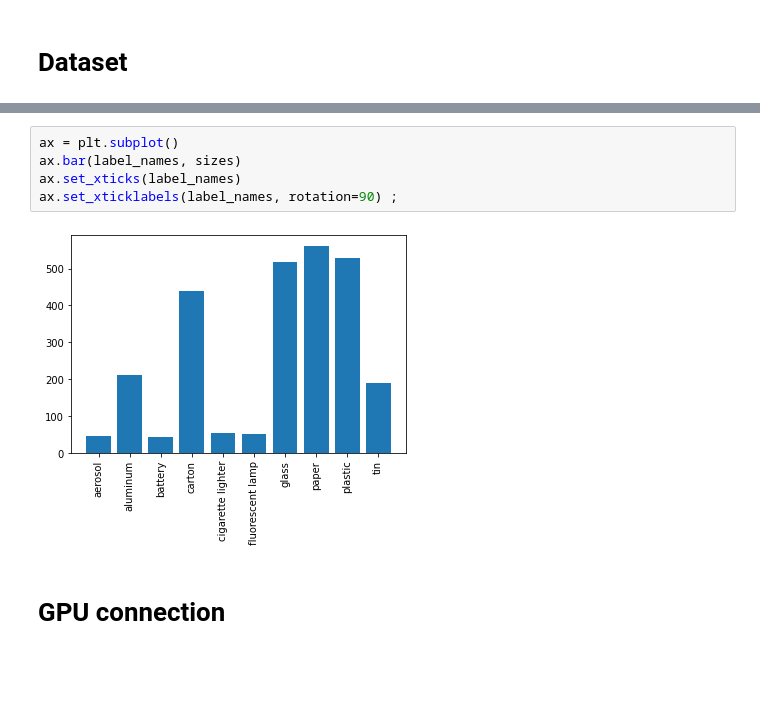
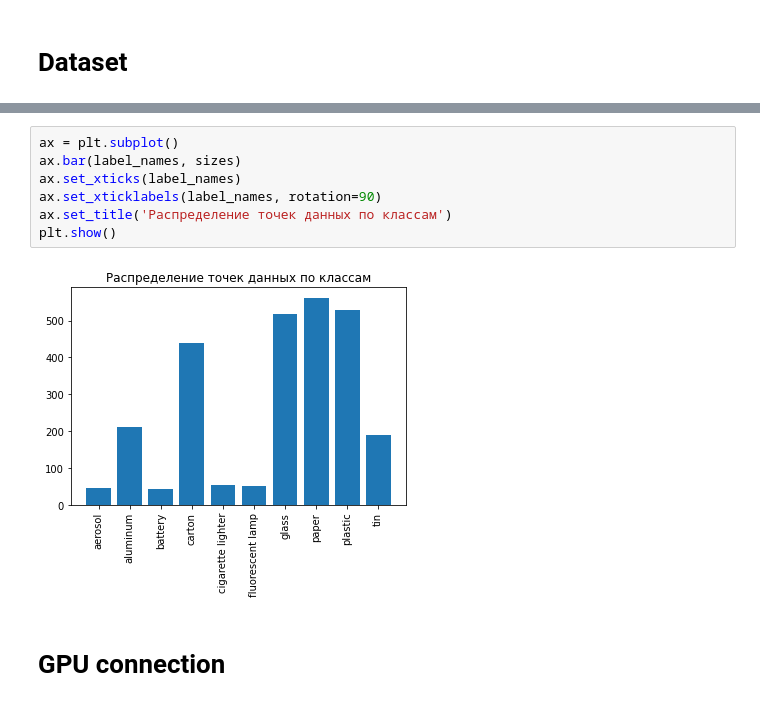
Before and after one commit to bringmetohappiness/Garbage-Classification, a Jupyter notebook: garbage classifier.ipynb, the cells around one changed output, grey strips where cells are left out. Cells and saved outputs as stored; diff of their text form; blank space fills up the shorter version.

```diff
--- a/garbage classifier.ipynb
+++ b/garbage classifier.ipynb
@@ -160,10 +160,12 @@ for label_name in label_names:
 # %%
 ax = plt.subplot()
 ax.bar(label_names, sizes)
 ax.set_xticks(label_names)
-ax.set_xticklabels(label_names, rotation=90) ;
+ax.set_xticklabels(label_names, rotation=90)
+ax.set_title('Распределение точек данных по классам')
+plt.show()
 # %% [output]
-[figure, old version]
+[figure, new version]
 # %% [markdown]
 # GPU connection
 # %%
```
Also changed, not shown: parts of 7 cells of this notebook, 10 other files.
